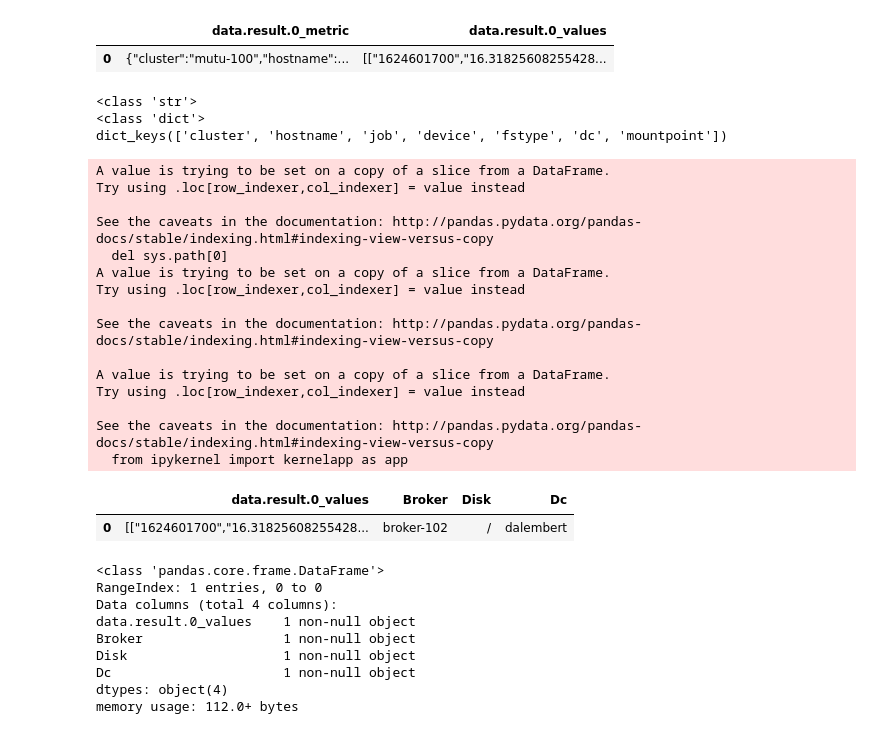
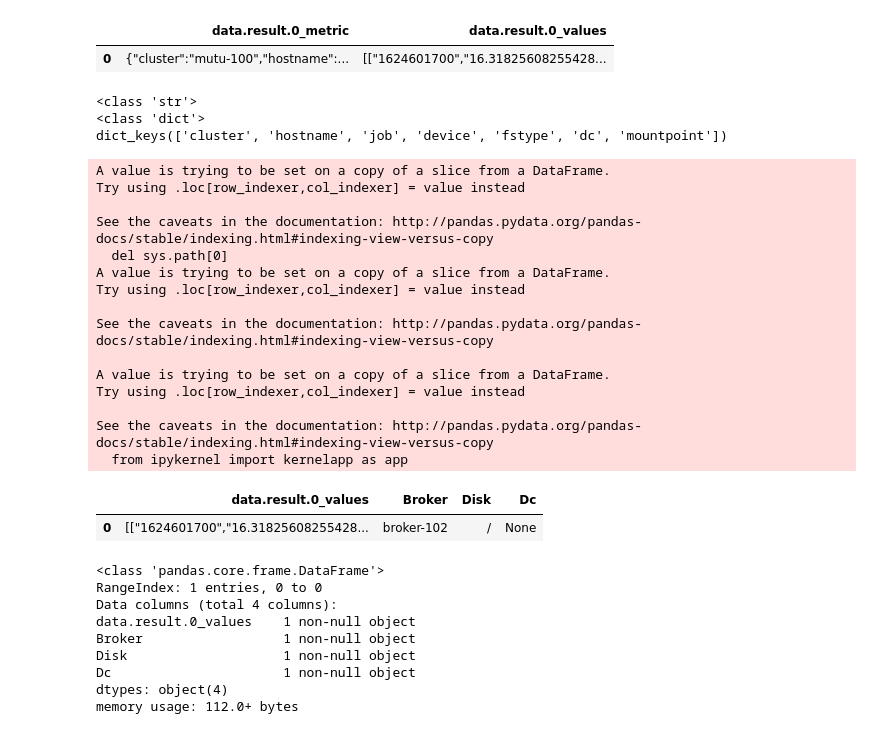
Before and after one commit to totogs/dataiku_test4, a Jupyter notebook: ipython_notebooks/notebook editor for compute_good_columns.ipynb, the cells around one changed output. Saved outputs shown, nothing was run; the diff lists cells and outputs as text; code cells hidden in the pictures.

```diff
--- a/ipython_notebooks/notebook editor for compute_good_columns.ipynb
+++ b/ipython_notebooks/notebook editor for compute_good_columns.ipynb
@@ -65,35 +65,35 @@ for key, value in df0["data.result.0_metric"].items():
     print(dict.keys())
 
 
 
 
 df0['Broker'] = dict.get("hostname")
 df0['Disk'] = dict.get("mountpoint")
-df0['Dc'] = dict.get("dc")
+df0['Data Center'] = dict.get("dc")
 df0 = df0.drop(['data.result.0_metric'], axis=1)
 
 df0.head()
 # %% [output]
 <class 'str'>
 <class 'dict'>
 dict_keys(['cluster', 'hostname', 'job', 'device', 'fstype', 'dc', 'mountpoint'])
 A value is trying to be set on a copy of a slice from a DataFrame.
 Try using .loc[row_indexer,col_indexer] = value instead
 
 See the caveats in the documentation: http://pandas.pydata.org/pandas-docs/stable/indexing.html#indexing-view-versus-copy
   del sys.path[0]
 A value is trying to be set on a copy of a slice from a DataFrame.
 Try using .loc[row_indexer,col_indexer] = value instead
 
 See the caveats in the documentation: http://pandas.pydata.org/pandas-docs/stable/indexing.html#indexing-view-versus-copy
 
 A value is trying to be set on a copy of a slice from a DataFrame.
 Try using .loc[row_indexer,col_indexer] = value instead
 
 See the caveats in the documentation: http://pandas.pydata.org/pandas-docs/stable/indexing.html#indexing-view-versus-copy
   from ipykernel import kernelapp as app
 |  | data.result.0_values | Broker | Disk | Dc |
-| 0 | [["1624601700","16.31825608255428... | broker-102 | / | dalembert |
+| 0 | [["1624601700","16.31825608255428... | broker-102 | / | None |
 # %%
 df_val = pd.DataFrame(data = df0["data.result.0_values"], index=["row1", "row2"], columns=["Timestamp", "Using_percent"])
 df_val.head()
```
